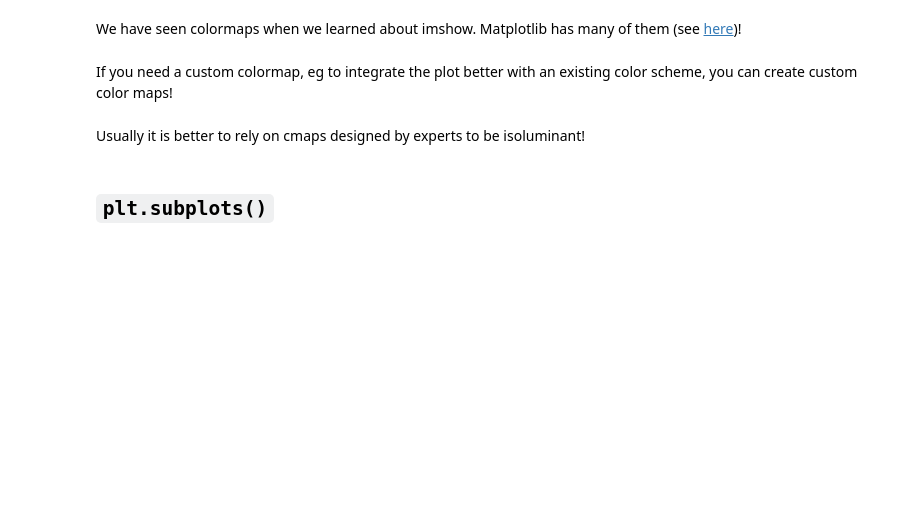
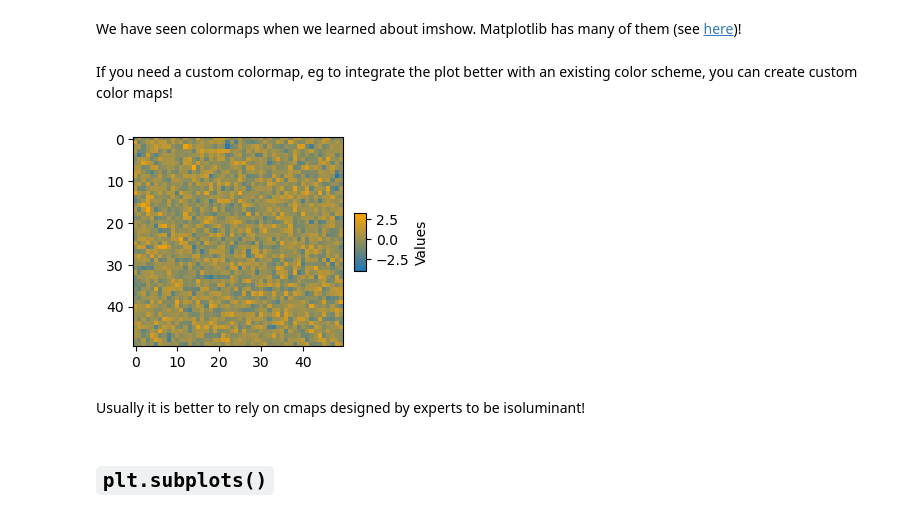
Before and after one commit to vigji/python-cimec-2023, a Jupyter notebook: lectures/Lecture3.4_Data-visualization.ipynb, the cells around one changed output. Saved outputs shown, nothing was run; the diff lists cells and outputs as text; code cells hidden in the pictures; blank space fills up the shorter version.

```diff
--- a/lectures/Lecture3.4_Data-visualization.ipynb
+++ b/lectures/Lecture3.4_Data-visualization.ipynb
@@ -373,12 +421,14 @@ If you need a custom colormap, eg to integrate the plot better with an existing
 # %%
 # Create new colormap with the LinearSegmentedColormap.from_list() method:
 import matplotlib.colors
-cmap = matplotlib.colors.LinearSegmentedColormap.from_list("", ["C0", (1,1,1), "orange"])
+cmap = matplotlib.colors.LinearSegmentedColormap.from_list("", ["C0", "orange"])
 
 plt.figure(figsize=(3, 3))
 plt.imshow(np.random.normal(0, 1, (50, 50)), cmap=cmap)
 plt.colorbar(aspect=5, fraction=0.05, label="Values")  # add colorbar with custom aspect ratio and size
 plt.show()
+# %% [output]
+[figure, added]
 # %% [markdown]
 Usually it is better to rely on cmaps designed by experts to be isoluminant!
 # %% [markdown]
```
Also changed, not shown: parts of 46 cells of this notebook.
